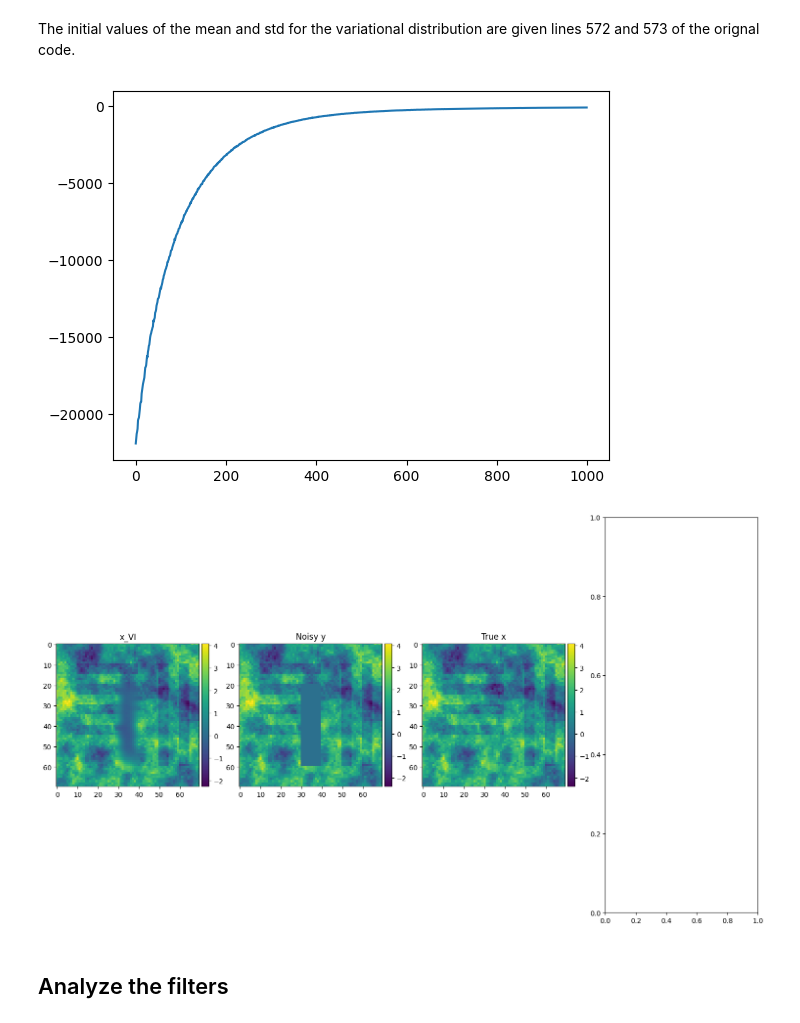
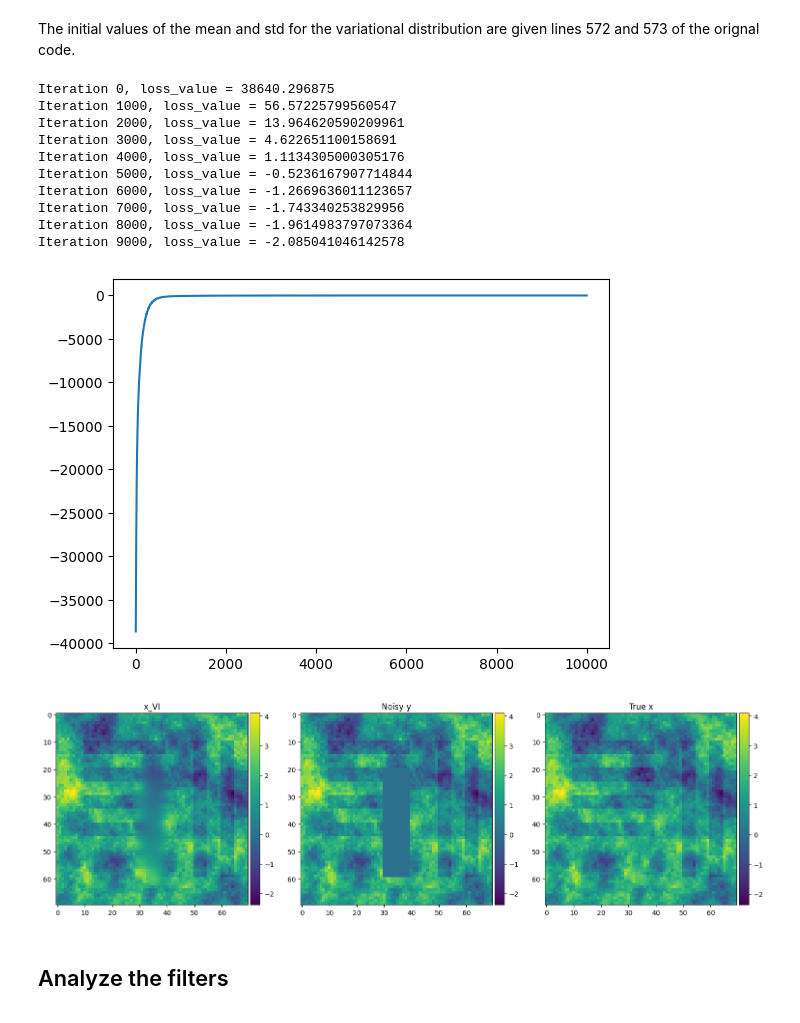
Before and after one commit to HGangloff/dgmrf, a Jupyter notebook: notebooks/conv_linear_dgmrf_lattice.ipynb, the cells around one changed output. Cells and saved outputs as stored; diff of their text form; code cells hidden in the pictures.

```diff
--- a/notebooks/conv_linear_dgmrf_lattice.ipynb
+++ b/notebooks/conv_linear_dgmrf_lattice.ipynb
@@ -125,71 +127,74 @@ q_phi_params, q_phi_static = eqx.partition(q_phi, lambda x:eqx.is_inexact_array(
+# %%
+from dgmrf.train import Model
+model = Model(dgmrf, q_phi, jnp.log(true_sigma_noise))
 # %% [markdown]
 ## Variational inference to compute model parameters
 # %% [markdown]
 The initial values of the mean and std for the variational distribution are given lines 572 and 573 of the orignal code.
-# %%
-key, subkey1, subkey2 = jax.random.split(key, 3)
-params_init = {
-    "dgmrf":dgmrf_params,
-    "q_phi":q_phi_params,
-    "log_sigma":jnp.log(true_sigma_noise),
-}
-static = {
-    "dgmrf": dgmrf_static,
-    "q_phi": q_phi_static
-}
 # %%
-n_iter = 1000
+n_iter = 10000
 lr_conv = 1e-2
 
 lr = lr_conv
 tx = optax.multi_transform(
-    {
-     'dgmrf': optax.adam(lr), 'log_sigma': optax.adam(0), 'q_phi': optax.adam(lr)},
-    {'dgmrf':"dgmrf", 'log_sigma':'log_sigma', 'q_phi':'q_phi'} # This what would be returned by the label_fn; i.e. this is the correct syntax when directly giving labels and when params is dict
+    {'dgmrf': optax.adam(lr), 'log_sigma': optax.adam(0), 'q_phi': optax.adam(lr)},
+    Model(dgmrf="dgmrf", posterior="q_phi", noise_parameter="log_sigma")
 )
-opt_state = tx.init(params_init)
+opt_state = tx.init(eqx.filter(model, eqx.is_array))
 # %%
 from dgmrf.losses import dgmrf_elbo
 from dgmrf.train import train_loop
 
+print_every = 1000
 key, subkey = jax.random.split(key, 2)
-params_final, loss_val = train_loop(dgmrf_elbo, y, n_iter, params_init, static, tx, opt_state, subkey, N, Nq, mask)
+model, loss_val, opt_state = train_loop(dgmrf_elbo, model, y, n_iter, tx, opt_state, subkey, print_every, N, Nq, mask)
+# %% [output]
+Iteration 0, loss_value = 38640.296875
+Iteration 1000, loss_value = 56.57225799560547
+Iteration 2000, loss_value = 13.964620590209961
+Iteration 3000, loss_value = 4.622651100158691
+Iteration 4000, loss_value = 1.1134305000305176
+Iteration 5000, loss_value = -0.5236167907714844
+Iteration 6000, loss_value = -1.2669636011123657
+Iteration 7000, loss_value = -1.743340253829956
+Iteration 8000, loss_value = -1.9614983797073364
+Iteration 9000, loss_value = -2.085041046142578
 # %%
-plt.plot(-loss_val)
+plt.plot(loss_val)
 plt.show()
 # %% [output]
-[figure, old version]
+[figure, new version]
 # %%
-fig, axes = plt.subplots(1, 4)
+fig, axes = plt.subplots(1, 3)
 fig.set_size_inches(18.5, 10.5)
 
-im = axes[0].imshow(params_final["q_phi"].params["nu"].reshape(H, W))
+im = axes[0].imshow(model.posterior.params["nu"].reshape(H, W))
 axes[0].set_title("x_VI")
 divider = make_axes_locatable(axes[0])
 cax = divider.append_axes('right', size='5%', pad=0.05)
 fig.colorbar(im, cax=cax, orientation='vertical')
 
 im = axes[1].imshow(y.reshape(H, W))
 axes[1].set_title("Noisy y")
 divider = make_axes_locatable(axes[1])
 cax = divider.append_axes('right', size='5%', pad=0.05)
 fig.colorbar(im, cax=cax, orientation='vertical')
 
 im = axes[2].imshow(x_ori)
 axes[2].set_title("True x")
 divider = make_axes_locatable(axes[2])
 cax = divider.append_axes('right', size='5%', pad=0.05)
 fig.colorbar(im, cax=cax, orientation='vertical')
 
 # im = axes[3].imshow(jnp.abs(params_final["nu_phi"].reshape(H, W) - x_ori))
 # divider = make_axes_locatable(axes[3])
 # cax = divider.append_axes('right', size='5%', pad=0.05)
 # fig.colorbar(im, cax=cax, orientation='vertical')
 # axes[3].set_title("|x_VI - x|")
 
 plt.show()
 # %% [output]
-[figure, old version]
+[figure, new version]
 # %% [markdown]
 ## Analyze the filters
 # %%
```
Also changed, not shown: parts of 15 cells of this notebook, 12 other files.
